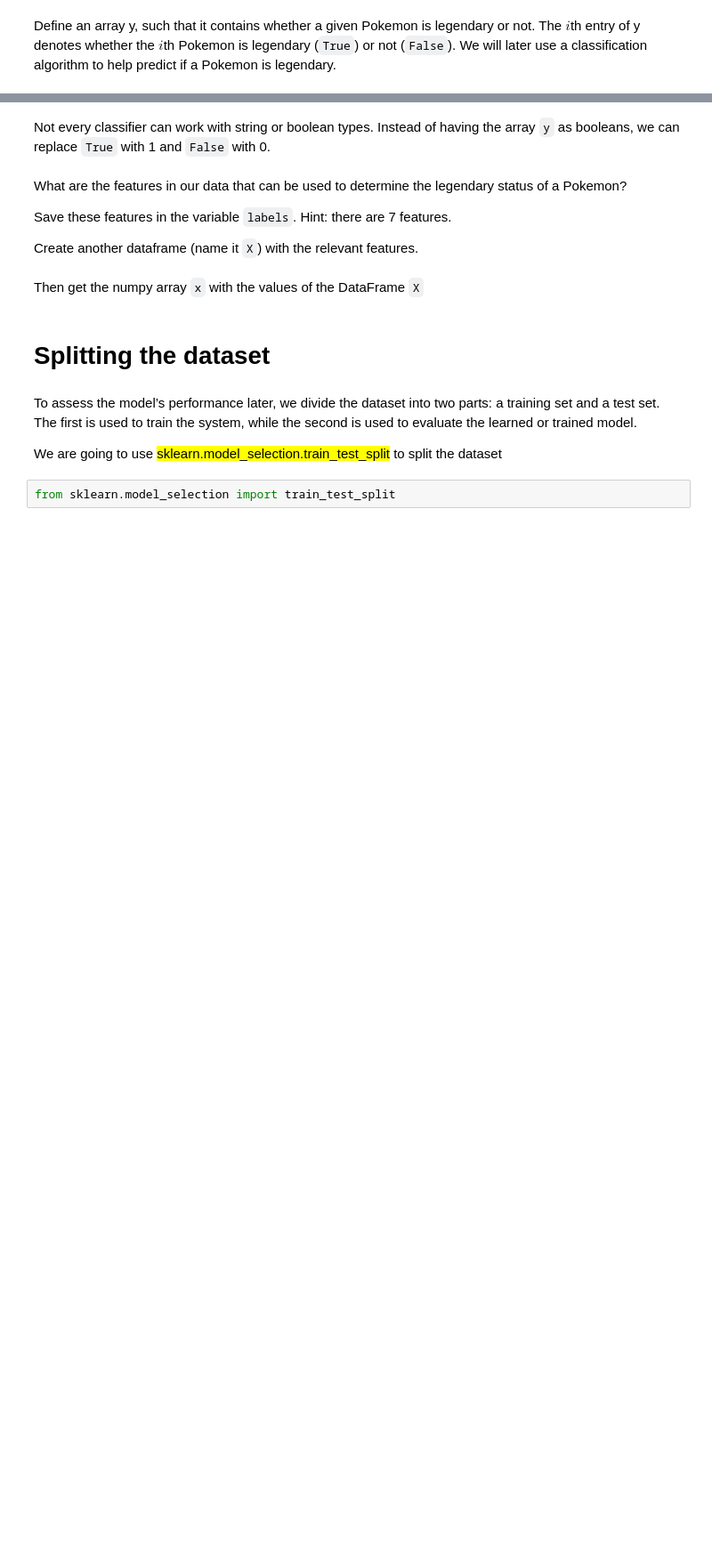
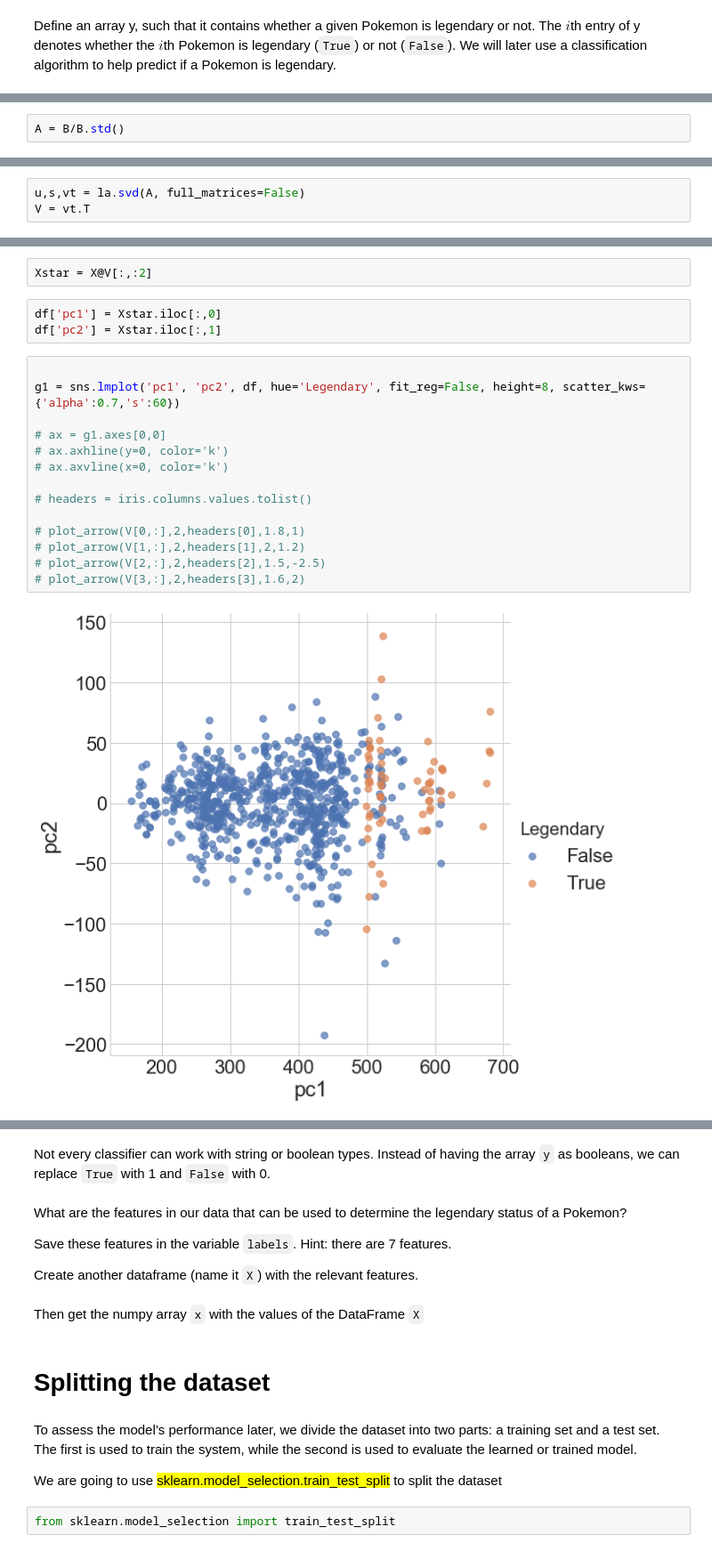
Before and after one commit to gachet/demos-cs357, a Jupyter notebook: CA10-ML/CA10-pokemon-student.ipynb, the cells around one changed output, grey strips where cells are left out. Shown at 89% size. Saved outputs shown, nothing was run; the diff lists cells and outputs as text; blank space fills up the shorter version.

```diff
--- a/CA10-ML/CA10-pokemon-student.ipynb
+++ b/CA10-ML/CA10-pokemon-student.ipynb
@@ -31,0 +87,2 @@ Define an array y, such that it contains whether a given Pokemon is legendary or
+# %%
+A = B/B.std()
@@ -31,0 +102,3 @@ Define an array y, such that it contains whether a given Pokemon is legendary or
+# %%
+u,s,vt = la.svd(A, full_matrices=False)
+V = vt.T
@@ -31,0 +129,21 @@ Define an array y, such that it contains whether a given Pokemon is legendary or
+# %%
+Xstar = X@V[:,:2]
+# %%
+df['pc1'] = Xstar.iloc[:,0]
+df['pc2'] = Xstar.iloc[:,1]
+# %%
+
+g1 = sns.lmplot('pc1', 'pc2', df, hue='Legendary', fit_reg=False, height=8, scatter_kws={'alpha':0.7,'s':60})
+
+# ax = g1.axes[0,0]
+# ax.axhline(y=0, color='k')
+# ax.axvline(x=0, color='k')
+
+# headers = iris.columns.values.tolist()
+
+# plot_arrow(V[0,:],2,headers[0],1.8,1)
+# plot_arrow(V[1,:],2,headers[1],2,1.2)
+# plot_arrow(V[2,:],2,headers[2],1.5,-2.5)
+# plot_arrow(V[3,:],2,headers[3],1.6,2)
+# %% [output]
+[figure, added]
```
Also changed, not shown: parts of 32 cells of this notebook, 2 other files.
